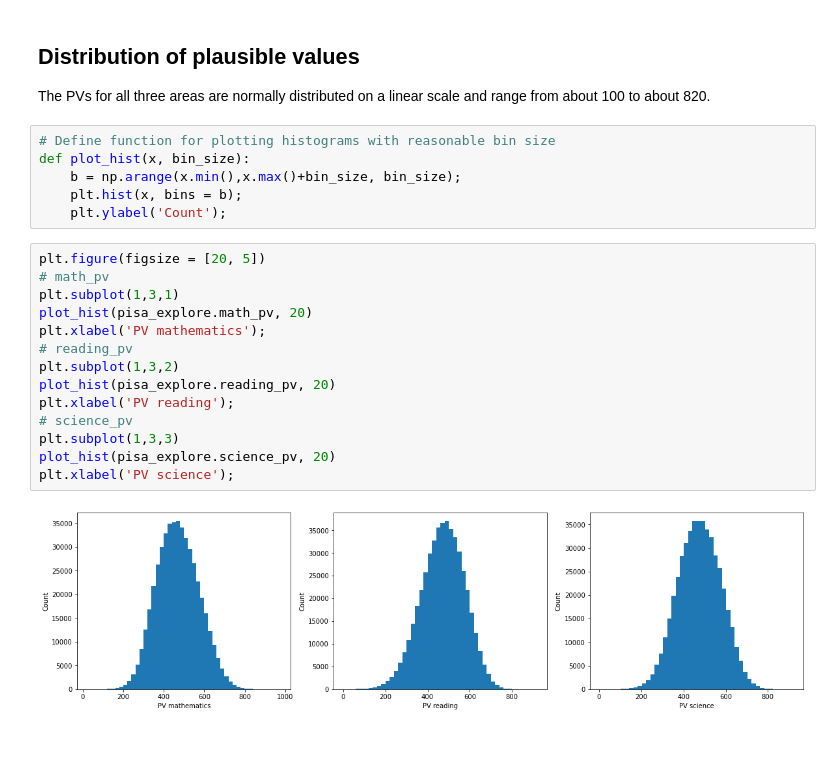
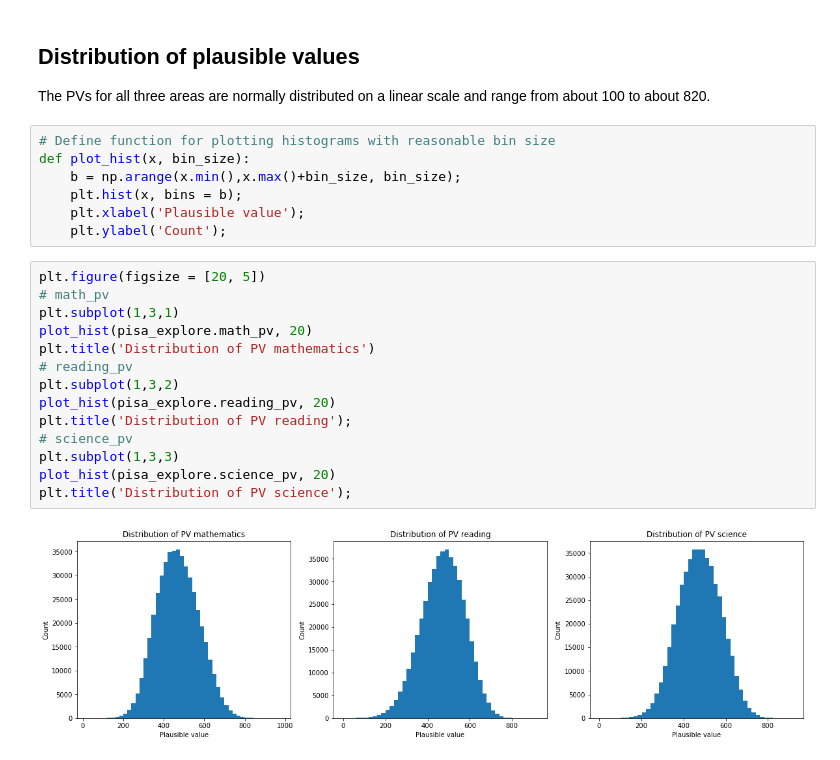
Before and after one commit to zoraaroz/PISA-data-visualisation, a Jupyter notebook: presentation.ipynb, the cells around one changed output. Saved outputs shown, nothing was run; the diff lists cells and outputs as text.

```diff
--- a/presentation.ipynb
+++ b/presentation.ipynb
@@ -44,20 +45,21 @@ The PVs for all three areas are normally distributed on a linear scale and range
 def plot_hist(x, bin_size):
     b = np.arange(x.min(),x.max()+bin_size, bin_size);
     plt.hist(x, bins = b);
+    plt.xlabel('Plausible value');
     plt.ylabel('Count');
 # %%
 plt.figure(figsize = [20, 5])
 # math_pv
 plt.subplot(1,3,1)
 plot_hist(pisa_explore.math_pv, 20)
-plt.xlabel('PV mathematics');
+plt.title('Distribution of PV mathematics')
 # reading_pv
 plt.subplot(1,3,2)
 plot_hist(pisa_explore.reading_pv, 20)
-plt.xlabel('PV reading');
+plt.title('Distribution of PV reading');
 # science_pv
 plt.subplot(1,3,3)
 plot_hist(pisa_explore.science_pv, 20)
-plt.xlabel('PV science');
+plt.title('Distribution of PV science');
 # %% [output]
-[figure, old version]
+[figure, new version]
```
Also changed, not shown: parts of 12 cells of this notebook, 1 other file.
